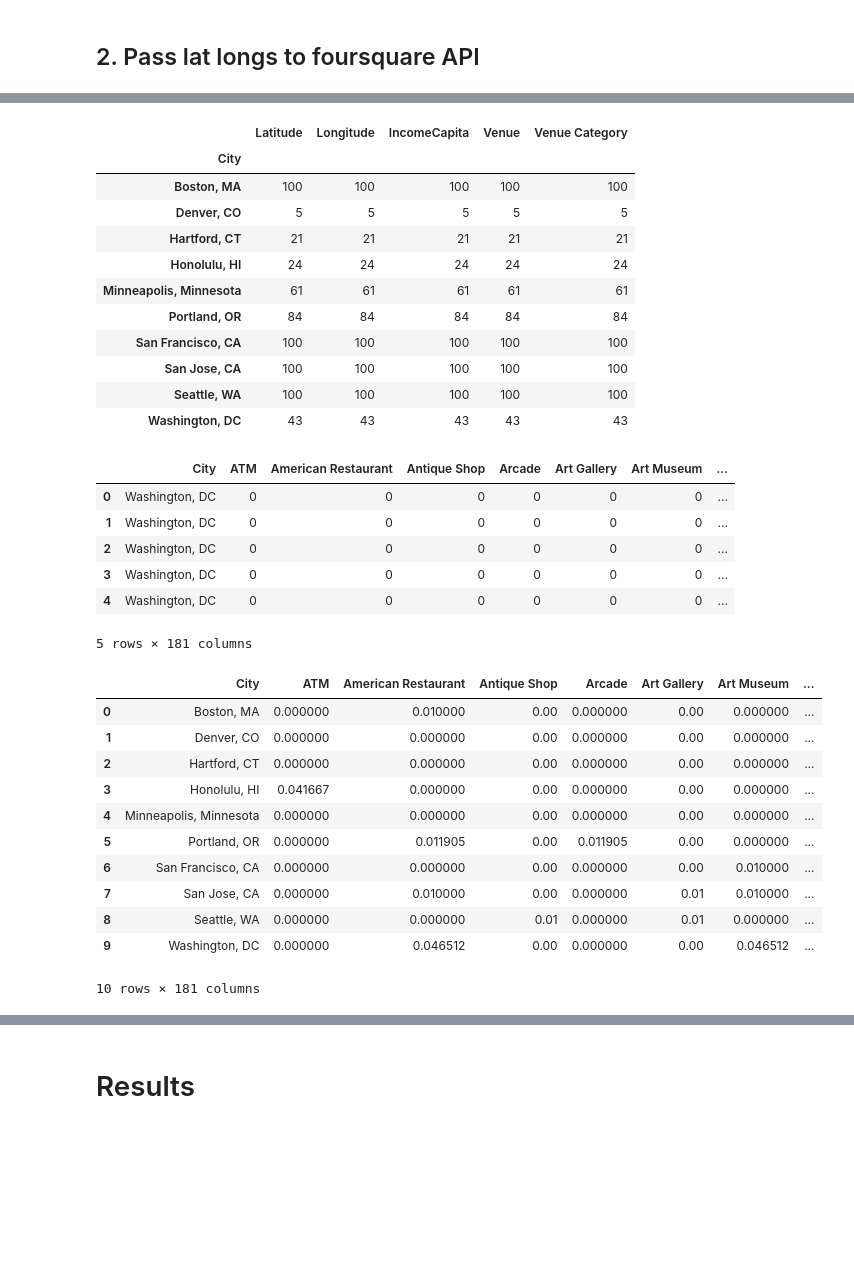
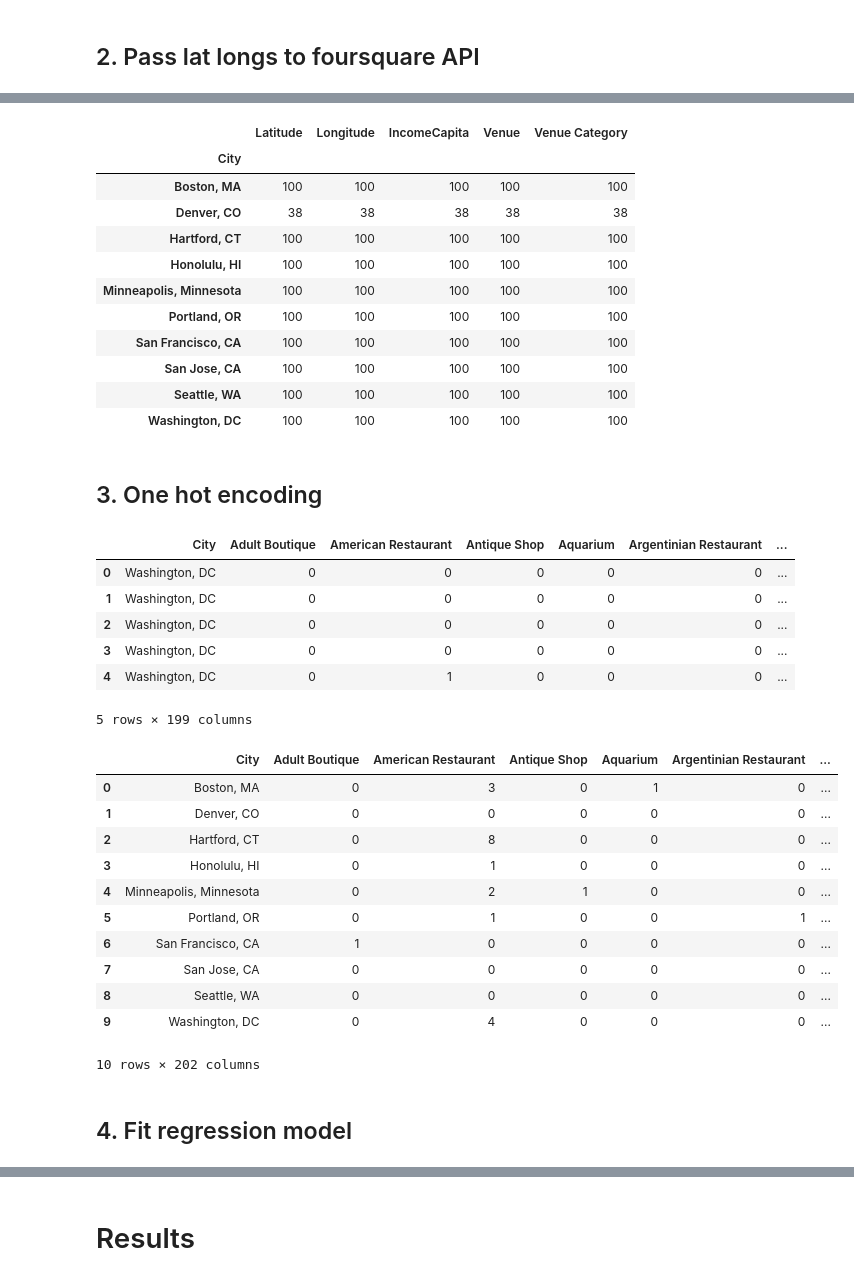
Before and after one commit to RachelHaldane/Coursera_Capstone, a Jupyter notebook: Coursera_Capstone.ipynb, the cells around one changed output, grey strips where cells are left out. Drawn from its saved outputs; the diff is of its cells as text; code cells hidden in the pictures; blank space fills up the shorter version.

```diff
--- a/Coursera_Capstone.ipynb
+++ b/Coursera_Capstone.ipynb
@@ -154,7 +146,7 @@ Your credentails:
 CLIENT_ID: YV4QTJAQ3F1OGZG2AFPTE5SEPY02PS3CLHHK35VXRDDQE3WZ
 CLIENT_SECRET:JSWHMGPW210QWZQSYEBQEDLZK3OS2XXZQ0KA22O4AYBNLXI4
 # %%
-radius = 500
+radius = 10000
 url = 'https://api.foursquare.com/v2/venues/explore?client_id={}&client_secret={}&ll={},{}&v={}&radius={}&limit={}'.format(CLIENT_ID, CLIENT_SECRET, latitude, longitude, VERSION, radius, LIMIT)
 url
 # %% [output]
@@ -321,21 +313,23 @@ nearby_venues2.groupby('City').count()
 |  | Latitude | Longitude | IncomeCapita | Venue | Venue Category |
 | City |  |  |  |  |  |
 | Boston, MA | 100 | 100 | 100 | 100 | 100 |
-| Denver, CO | 5 | 5 | 5 | 5 | 5 |
-| Hartford, CT | 21 | 21 | 21 | 21 | 21 |
-| Honolulu, HI | 24 | 24 | 24 | 24 | 24 |
-| Minneapolis, Minnesota | 61 | 61 | 61 | 61 | 61 |
-| Portland, OR | 84 | 84 | 84 | 84 | 84 |
+| Denver, CO | 38 | 38 | 38 | 38 | 38 |
+| Hartford, CT | 100 | 100 | 100 | 100 | 100 |
+| Honolulu, HI | 100 | 100 | 100 | 100 | 100 |
+| Minneapolis, Minnesota | 100 | 100 | 100 | 100 | 100 |
+| Portland, OR | 100 | 100 | 100 | 100 | 100 |
 | San Francisco, CA | 100 | 100 | 100 | 100 | 100 |
 | San Jose, CA | 100 | 100 | 100 | 100 | 100 |
 | Seattle, WA | 100 | 100 | 100 | 100 | 100 |
-| Washington, DC | 43 | 43 | 43 | 43 | 43 |
+| Washington, DC | 100 | 100 | 100 | 100 | 100 |
+# %% [markdown]
+## 3. One hot encoding
 # %%
 # one hot encoding
 onehot = pd.get_dummies(nearby_venues2[['Venue Category']], prefix="", prefix_sep="")
 
 # add neighborhood column back to dataframe
-onehot['IncomeCapita'] = nearby_venues2['IncomeCapita']
+#onehot['IncomeCapita'] = nearby_venues2['IncomeCapita']
 onehot['City'] = nearby_venues2['City']
 
 # move neighborhood column to the first column
@@ -343,28 +337,34 @@ fixed_columns = [onehot.columns[-1]] + list(onehot.columns[:-1])
 onehot = onehot[fixed_columns]
 
 onehot.head()
+#onehot.loc[onehot['City'] == 'Denver, CO']
 # %% [output]
-|  | City | ATM | American Restaurant | Antique Shop | Arcade | Art Gallery | Art Museum | ... |
-| 0 | Washington, DC | 0 | 0 | 0 | 0 | 0 | 0 | ... |
-| 1 | Washington, DC | 0 | 0 | 0 | 0 | 0 | 0 | ... |
-| 2 | Washington, DC | 0 | 0 | 0 | 0 | 0 | 0 | ... |
-| 3 | Washington, DC | 0 | 0 | 0 | 0 | 0 | 0 | ... |
-| 4 | Washington, DC | 0 | 0 | 0 | 0 | 0 | 0 | ... |
+|  | City | Adult Boutique | American Restaurant | Antique Shop | Aquarium | Argentinian Restaurant | ... |
+| 0 | Washington, DC | 0 | 0 | 0 | 0 | 0 | ... |
+| 1 | Washington, DC | 0 | 0 | 0 | 0 | 0 | ... |
+| 2 | Washington, DC | 0 | 0 | 0 | 0 | 0 | ... |
+| 3 | Washington, DC | 0 | 0 | 0 | 0 | 0 | ... |
+| 4 | Washington, DC | 0 | 1 | 0 | 0 | 0 | ... |
-5 rows × 181 columns
+5 rows × 199 columns
 # %%
 
-venues_grouped = onehot.groupby('City').mean().reset_index()
-venues_grouped
+grouped = onehot.groupby('City').sum().reset_index()
+grouped
+
+venues_grouped = pd.merge(grouped, df, on=["City"])
+venues_grouped.head(10)
 # %% [output]
-|  | City | ATM | American Restaurant | Antique Shop | Arcade | Art Gallery | Art Museum | ... |
-| 0 | Boston, MA | 0.000000 | 0.010000 | 0.00 | 0.000000 | 0.00 | 0.000000 | ... |
-| 1 | Denver, CO | 0.000000 | 0.000000 | 0.00 | 0.000000 | 0.00 | 0.000000 | ... |
-| 2 | Hartford, CT | 0.000000 | 0.000000 | 0.00 | 0.000000 | 0.00 | 0.000000 | ... |
-| 3 | Honolulu, HI | 0.041667 | 0.000000 | 0.00 | 0.000000 | 0.00 | 0.000000 | ... |
-| 4 | Minneapolis, Minnesota | 0.000000 | 0.000000 | 0.00 | 0.000000 | 0.00 | 0.000000 | ... |
-| 5 | Portland, OR | 0.000000 | 0.011905 | 0.00 | 0.011905 | 0.00 | 0.000000 | ... |
-| 6 | San Francisco, CA | 0.000000 | 0.000000 | 0.00 | 0.000000 | 0.00 | 0.010000 | ... |
-| 7 | San Jose, CA | 0.000000 | 0.010000 | 0.00 | 0.000000 | 0.01 | 0.010000 | ... |
-| 8 | Seattle, WA | 0.000000 | 0.000000 | 0.01 | 0.000000 | 0.01 | 0.000000 | ... |
-| 9 | Washington, DC | 0.000000 | 0.046512 | 0.00 | 0.000000 | 0.00 | 0.046512 | ... |
+|  | City | Adult Boutique | American Restaurant | Antique Shop | Aquarium | Argentinian Restaurant | ... |
+| 0 | Boston, MA | 0 | 3 | 0 | 1 | 0 | ... |
+| 1 | Denver, CO | 0 | 0 | 0 | 0 | 0 | ... |
+| 2 | Hartford, CT | 0 | 8 | 0 | 0 | 0 | ... |
+| 3 | Honolulu, HI | 0 | 1 | 0 | 0 | 0 | ... |
+| 4 | Minneapolis, Minnesota | 0 | 2 | 1 | 0 | 0 | ... |
+| 5 | Portland, OR | 0 | 1 | 0 | 0 | 1 | ... |
+| 6 | San Francisco, CA | 1 | 0 | 0 | 0 | 0 | ... |
+| 7 | San Jose, CA | 0 | 0 | 0 | 0 | 0 | ... |
+| 8 | Seattle, WA | 0 | 0 | 0 | 0 | 0 | ... |
+| 9 | Washington, DC | 0 | 4 | 0 | 0 | 0 | ... |
-10 rows × 181 columns
+10 rows × 202 columns
+# %% [markdown]
+## 4. Fit regression model
```
Also changed, not shown: parts of 28 cells of this notebook.
